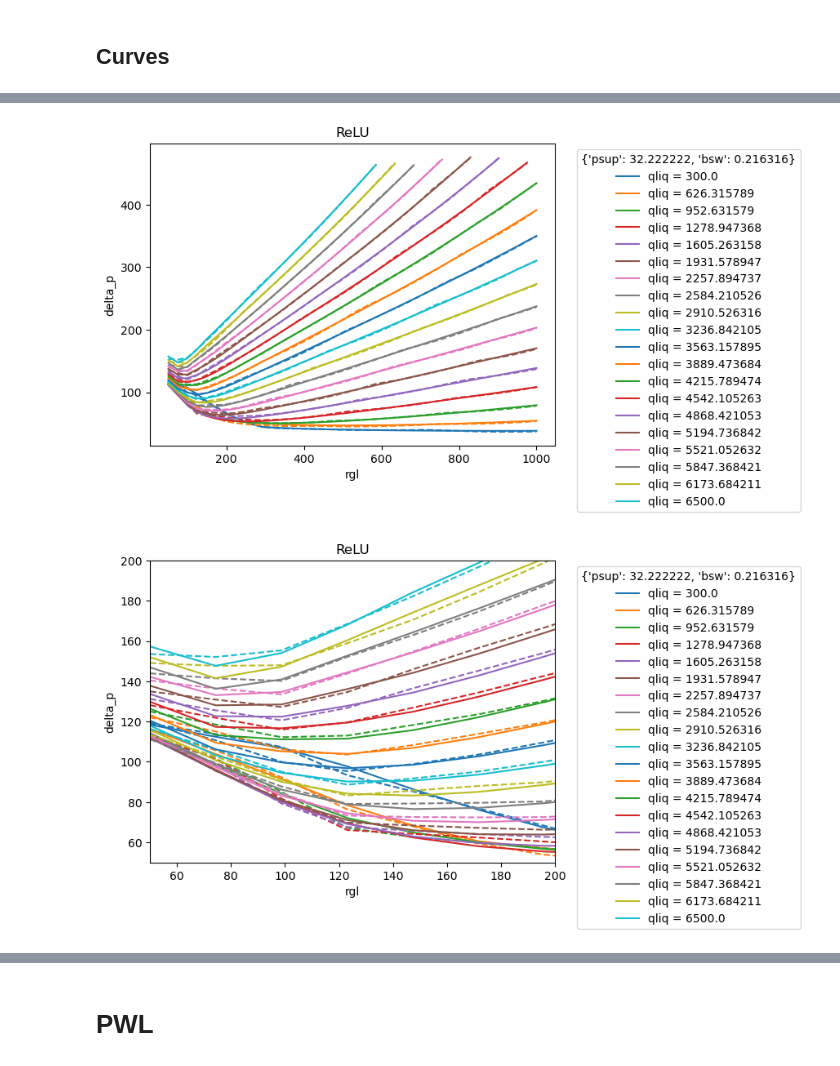
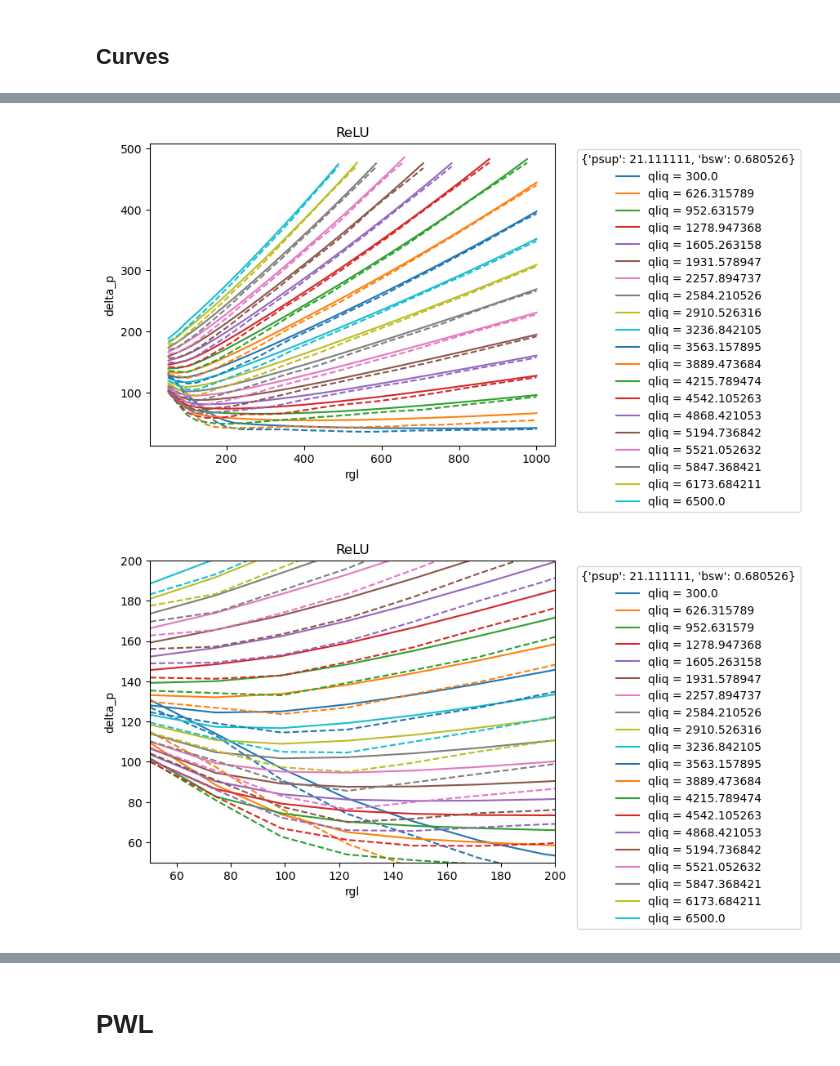
Before and after one commit to brunompacheco/relu-or-pwl, a Jupyter notebook: main.ipynb, the cells around one changed output, grey strips where cells are left out. Cells and saved outputs as stored; diff of their text form; code cells hidden in the pictures.

Commit message:
new tuning results

```diff
--- a/main.ipynb
+++ b/main.ipynb
@@ -56,7 +56,7 @@ X, y= get_X_y(df_riser)
 X_train, y_train = get_X_y(df_train)
 X_test, y_test = get_X_y(df_test)
 # %%
-with open('medium_nn_hp_tuning_results.pkl', 'rb') as f:
+with open('medium_nn_hp_tuning_2_results.pkl', 'rb') as f:
     hp_results = pickle.load(f)
 
 len(hp_results)
@@ -165,2 +152,5 @@ max error = 23.675787 %
 # %% [markdown]
 ## Curves
+# %%
+df_riser['p_error'] = percentage_error
+df_riser.sort_values(by='p_error').head()
@@ -167,7 +164,7 @@ max error = 23.675787 %
 # %%
 fixed_point = {
-    'psup': 32.222222,
-    'bsw': 0.216316,
+    'psup': df_riser.sort_values(by='p_error').iloc[0]['psup'],
+    'bsw': df_riser.sort_values(by='p_error').iloc[0]['bsw'],
 }
 
 df_ = df_riser[(df_riser['psup'] == fixed_point['psup']) & (df_riser['bsw'] == fixed_point['bsw'])]
@@ -183,28 +180,21 @@ plt.title('ReLU')
 plt.legend(title=fixed_point, bbox_to_anchor=(1.04, 1), loc="upper left")
 plt.show()
 # %% [output]
-[figure, old version]
+[figure, new version]
 # %%
-fixed_point = {
-    'psup': 32.222222,
-    'bsw': 0.216316,
-}
-
-df_ = df_riser[(df_riser['psup'] == fixed_point['psup']) & (df_riser['bsw'] == fixed_point['bsw'])]
-
 for val in df_['qliq'].unique():
     df__ = df_[df_['qliq'] == val]
     p = plt.plot(df__['rgl'], df__['delta_p'], label=f"qliq = {val}")
     plt.plot(df__['rgl'], df__['delta_p_hat'], '--', color=p[0].get_color())
 plt.xlabel('rgl')
 plt.ylabel('delta_p')
 plt.title(fixed_point)
 plt.ylim(50,200)
 plt.xlim(50,200)
 plt.title('ReLU')
 plt.legend(title=fixed_point, bbox_to_anchor=(1.04, 1), loc="upper left")
 plt.show()
 # %% [output]
-[figure, old version]
+[figure, new version]
 # %%
 fixed_point = {
```
Also changed, not shown: parts of 10 cells of this notebook.
